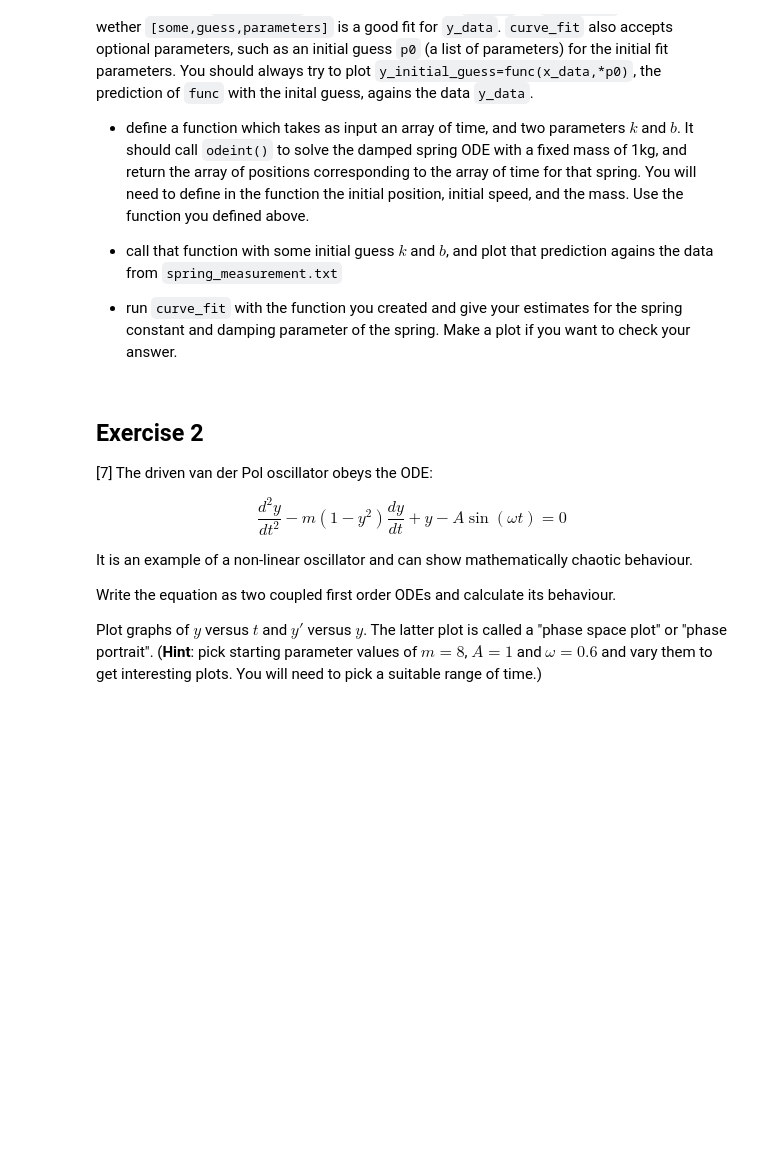
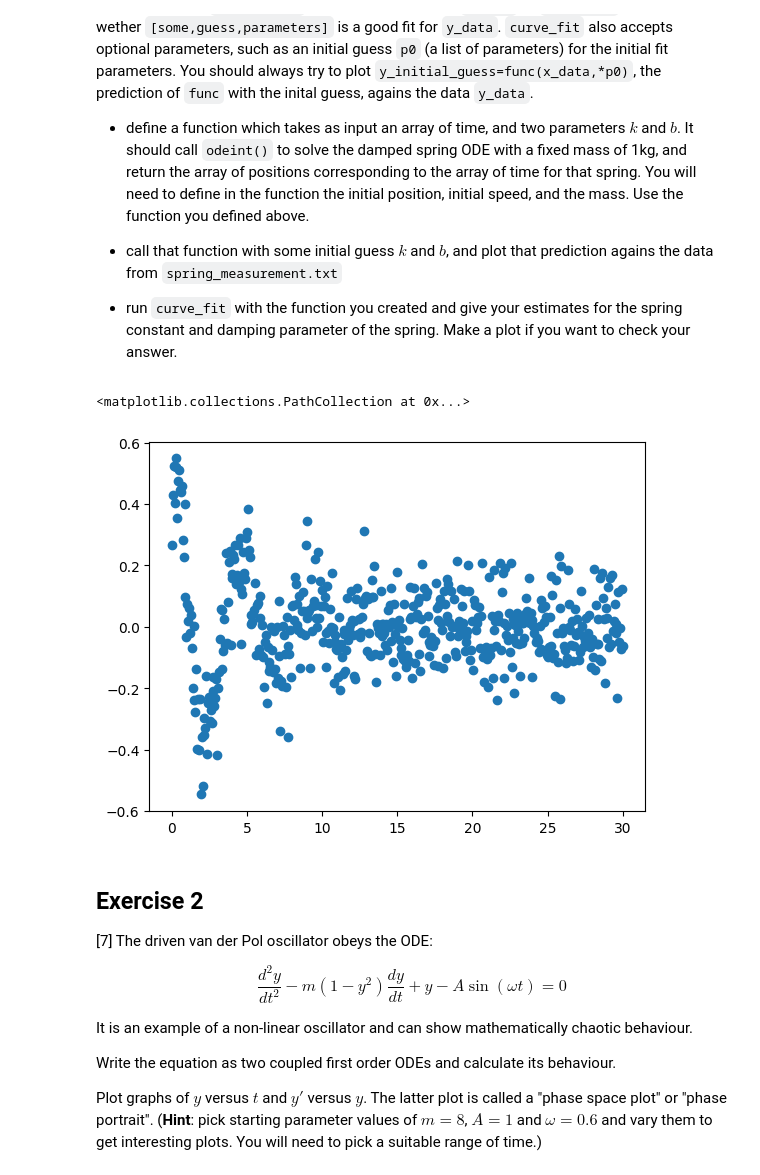
Before and after one commit to PX2145-2025/week-8-b-Morley-James, a Jupyter notebook: ODEs.ipynb, the cells around one changed output. Drawn from its saved outputs; the diff is of its cells as text; code cells hidden in the pictures; blank space fills up the shorter version.

```diff
--- a/ODEs.ipynb
+++ b/ODEs.ipynb
@@ -266,3 +269,29 @@ And in that case, `y_predicted` would be compared to `y_data` by `curve_fit` to
+# %%
+#Make data arrays
+TX = np.loadtxt("spring_measurement.txt")
+T = TX[:,0]
+X = TX[:,1]
+# %%
+#Fit to data
+def f(y, t, k, m,b): # return derivatives of the array y
+    return [ y[1], # the first equation dy[0]/dt
+            -(k/m)*y[0] -(b/m)*y[1] # the second equation dy[1]/dt
+           ]
+
+yinit = [0.1, 0] # TWO initial values, y and y'
+y = odeint(f, yinit , T, args=(10,2,0.5))
+
+plt.plot(t,y[:,0])
+# %%
+#Plot data
+plt.scatter(T,X)
+#Plot guess fit
+
+y = odeint(f, yinit , t, args=(10,2,0.5))
+plt.plot(t,y)
+# %% [output]
+<matplotlib.collections.PathCollection at 0x...>
+[figure, added]
 # %% [markdown]
 ## Exercise 2
 
```
Also changed, not shown: parts of 2 cells of this notebook.
